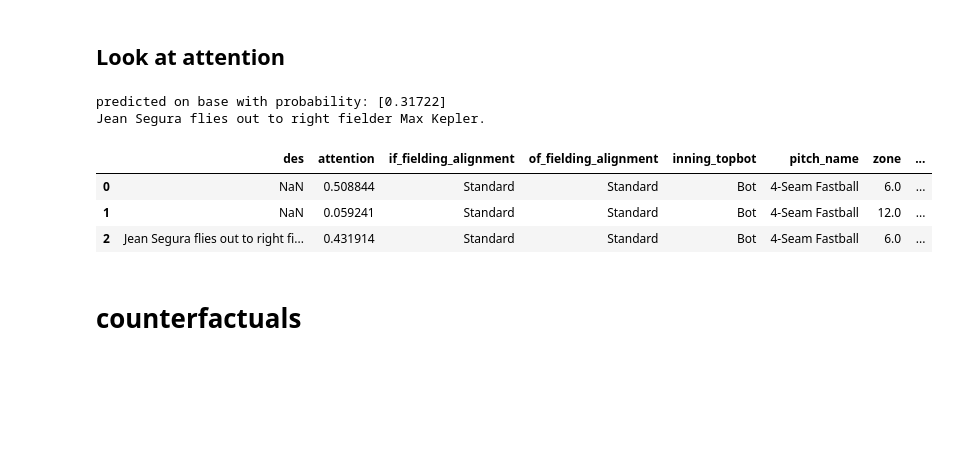
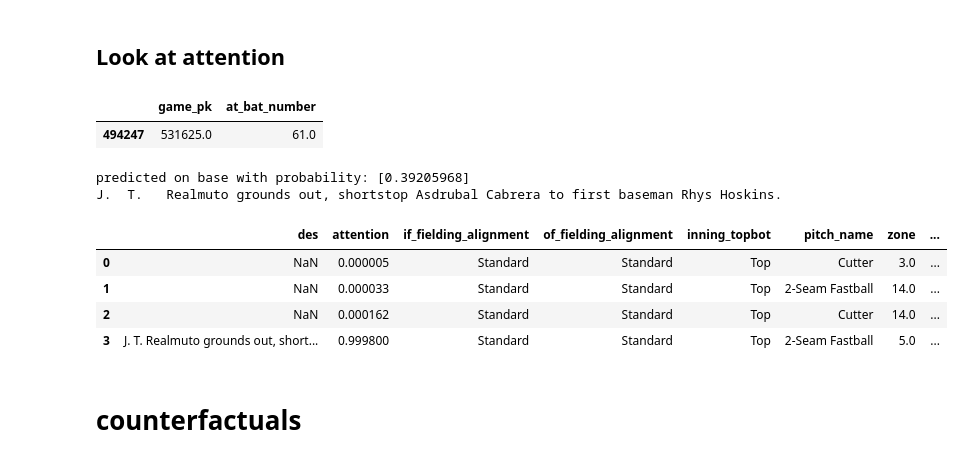
Before and after one commit to dantegates/mlb-statcast, a Jupyter notebook: deep-learning.ipynb, the cells around one changed output. Drawn from its saved outputs; the diff is of its cells as text; code cells hidden in the pictures; blank space fills up the shorter version.

```diff
--- a/deep-learning.ipynb
+++ b/deep-learning.ipynb
@@ -1231,31 +1231,36 @@ examples = [
+# %%
+at_bat_key
+# %% [output]
+|  | game_pk | at_bat_number |
+| 494247 | 531625.0 | 61.0 |
 # %%
-# filter_df = df.index
+filter_df = df.index
 # filter_df = df.events == 'home_run'
-filter_df = df.batter_id == 516416.0
-# filter_df = df.game_pk.eq(529524.0) & df.at_bat_number.eq(119.0)
+# filter_df = df.batter_id == 605141.0
 
 at_bat_key = df.loc[filter_df, ['game_pk', 'at_bat_number']].drop_duplicates().sample(1)
 atbat = df.merge(
     at_bat_key,
     on=['game_pk', 'at_bat_number'])
 
 xx = featurize_at_bat(atbat)[0]
 xx = {k: np.expand_dims(v, axis=0) for k, v in xx.items()}
 pp = nonlinear_model.predict(xx)[0][0]
 aa = attention_model.predict(xx)
 
 atbat['attention'] = aa.reshape(-1)
 print('predicted on base with probability:', pp)
 print(atbat.iloc[-1].des)
 with pd.option_context('display.max_columns', None):
     display(atbat[['des', 'attention'] + categorical_features + numeric_features])
 # %% [output]
-predicted on base with probability: [0.31722]
-Jean Segura flies out to right fielder Max Kepler.
+predicted on base with probability: [0.39205968]
+J.  T.   Realmuto grounds out, shortstop Asdrubal Cabrera to first baseman Rhys Hoskins.
 |  | des | attention | if_fielding_alignment | of_fielding_alignment | inning_topbot | pitch_name | zone | ... |
-| 0 | NaN | 0.508844 | Standard | Standard | Bot | 4-Seam Fastball | 6.0 | ... |
-| 1 | NaN | 0.059241 | Standard | Standard | Bot | 4-Seam Fastball | 12.0 | ... |
-| 2 | Jean Segura flies out to right fi... | 0.431914 | Standard | Standard | Bot | 4-Seam Fastball | 6.0 | ... |
+| 0 | NaN | 0.000005 | Standard | Standard | Top | Cutter | 3.0 | ... |
+| 1 | NaN | 0.000033 | Standard | Standard | Top | 2-Seam Fastball | 14.0 | ... |
+| 2 | NaN | 0.000162 | Standard | Standard | Top | Cutter | 14.0 | ... |
+| 3 | J. T. Realmuto grounds out, short... | 0.999800 | Standard | Standard | Top | 2-Seam Fastball | 5.0 | ... |
 # %% [markdown]
 # counterfactuals
 # %%
```
Also changed, not shown: parts of 27 cells of this notebook.
